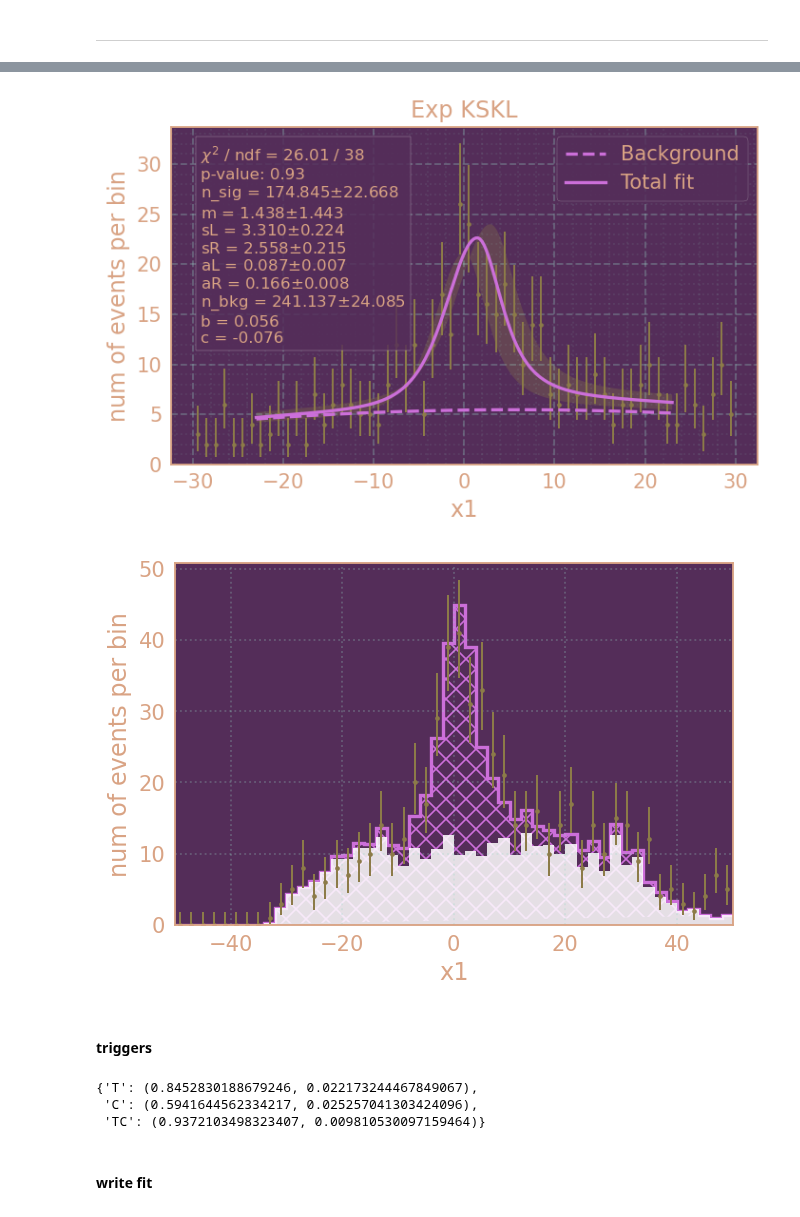
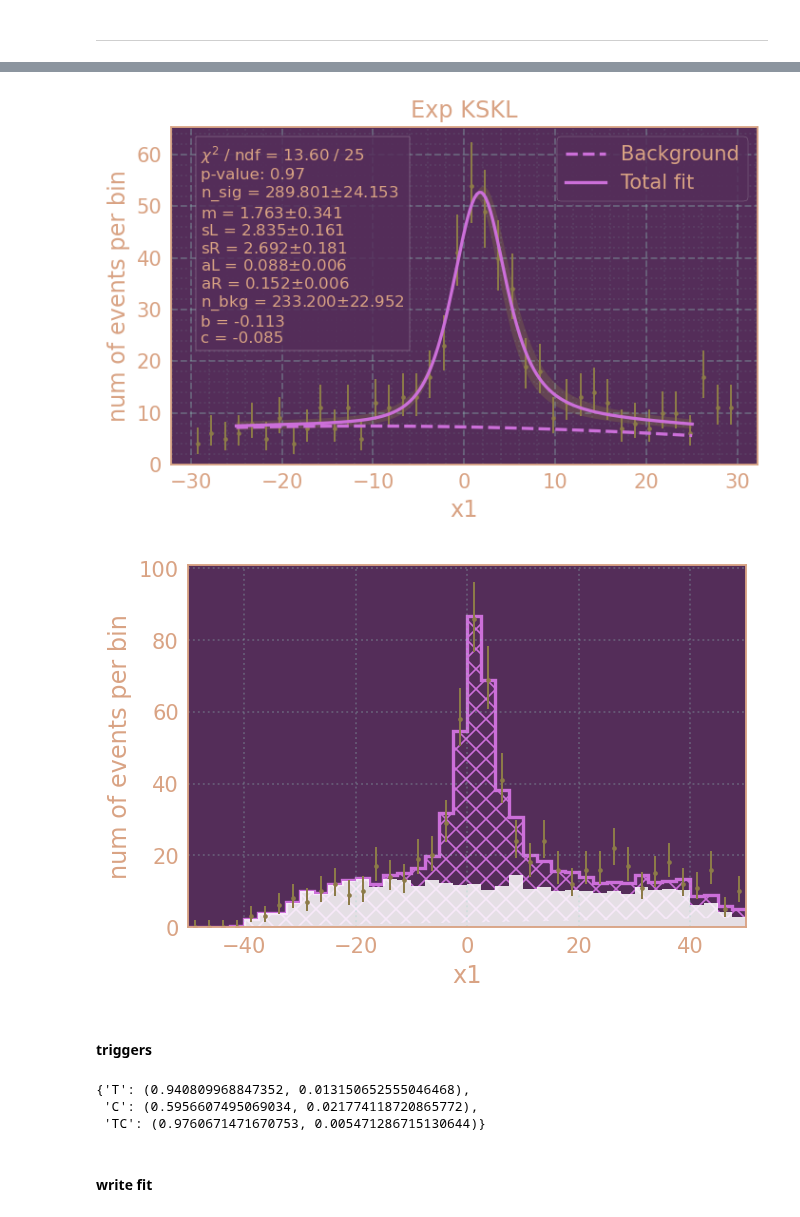
Before and after one commit to nikita-p/kskl20, a Jupyter notebook: notebooks/16. Advanced processing.ipynb, the cells around one changed output, grey strips where cells are left out. Drawn from its saved outputs; the diff is of its cells as text; code cells hidden in the pictures.

```diff
--- a/notebooks/16. Advanced processing.ipynb
+++ b/notebooks/16. Advanced processing.ipynb
@@ -27,6 +27,7 @@ import matplotlib.pyplot as plt
 %matplotlib inline
 plt.style.use('pylib/cmd1202.mplstyle')
 # %%
-df_total_info = kskl.season_csv_table('HIGH19')
+SEASON = 'HIGH11'
+df_total_info = kskl.season_csv_table(SEASON)
 df_total_info.head()
 # %% [output]
@@ -169,5 +169,5 @@ plt.plot(angm, momm, color='black')
 # %%
-fit_range_bkg = (-23, 23)
+fit_range_bkg = (-25, 25)
 fit2poly = pyfit.FitPoly2(fit_range_bkg)
 # %%
 f = pyfit.Fitter(df_mltq.query('finalstate_id!=8').x1, fit2poly, dict(n_sig=0, m=0, sL=1, sR=1, aL=1, aR=1, n_bkg=580, b=1, c=0),
@@ -194,5 +194,5 @@ fmc.plot(hist_rng, bins=bins, title='MC KSKL', xtitle='x1', ytitle='num of event
 # %%
-lims_mc = fmc.get_limits(n_sigmas=3, include=['sR', 'sL', 'aL', 'aR', 'm'])
+lims_mc = fmc.get_limits(n_sigmas=3, include=['sR', 'sL', 'aL', 'aR'])#, 'm'])
 lims_mc['n_bkg'] = (0, None)
 lims_mc['b'] = (f.get_params()['b'], f.get_params()['b'])
 lims_mc['c'] = (f.get_params()['c'], f.get_params()['c'])
@@ -204,25 +204,25 @@ f2 = pyfit.Fitter(dfq.x1, fit2poly, pars_mc,#dict(n_sig=100, m=0, sL=1, sR=1, aL
             fit_range=fit_range_bkg, lims=lims_mc, sigmas=fmc.get_sigmas(exclude=['n_sig', 'n_bkg',  'b', 'c', 'm']) )
 f2.fit()
 # %%
-hist_rng, bins = (-30, 30), 60
+hist_rng, bins = (-30, 30), 40
 f2.plot(hist_rng, bins=bins, title='Exp KSKL', xtitle='x1', ytitle='num of events per bin', lw=2,
         alpha=1, plot_bkg=True, fit_color='#CC6FD9', data_color='#8C7B48', bbox_color='#542D59', fill_errors=True);
 # %% [output]
-[figure, old version]
+[figure, new version]
 # %%
-bins, range = 50, (-50, 50)
+bins, range = 40, (-50, 50)
 dm = f2.m.values['m'] - fmc.m.values['m']
 bkg, sig = df_mltq.query('finalstate_id!=8').x1, df_mcq.x1 + dm
 bkg_weight = f2.m.values['n_bkg']/((bkg < fit_range_bkg[1]) & (bkg > fit_range_bkg[0])).sum()
 sig_weight = f2.m.values['n_sig']/((sig < fit_range_bkg[1]) & (sig > fit_range_bkg[0])).sum()
 bkg_hist, _, _ = plt.hist(bkg, weights=np.ones_like(bkg)*bkg_weight, bins=bins, range=range, alpha=0.85, color='white');
 plt.hist(sig, weights=np.ones_like(sig)*sig_weight, bins=bins, range=range, histtype='step', lw=2, hatch=r'\\//', bottom=bkg_hist, zorder=0, color='#CC6FD9');
 pys.hep_histo(dfq.x1, range=range, bins=bins)
 plt.xlabel('x1')
 plt.ylabel('num of events per bin')
 plt.xlim(range);
 # %% [output]
-[figure, old version]
+[figure, new version]
 # %% [markdown]
 #### triggers
 # %%
@@ -230,9 +230,9 @@ temp = dfq.query(f'(x1>{fit_range_bkg[0]})&(x1<{fit_range_bkg[1]})').trigbits
 trig_eff = kskl.trigger_efficiency(temp)
 trig_eff
 # %% [output]
-{'T': (0.8452830188679246, 0.022173244467849067),
- 'C': (0.5941644562334217, 0.025257041303424096),
- 'TC': (0.9372103498323407, 0.009810530097159464)}
+{'T': (0.940809968847352, 0.013150652555046468),
+ 'C': (0.5956607495069034, 0.021774118720865772),
+ 'TC': (0.9760671471670753, 0.005471286715130644)}
 # %% [markdown]
 #### write fit
 # %%
```
Also changed, not shown: parts of 16 cells of this notebook, 6 other files.
